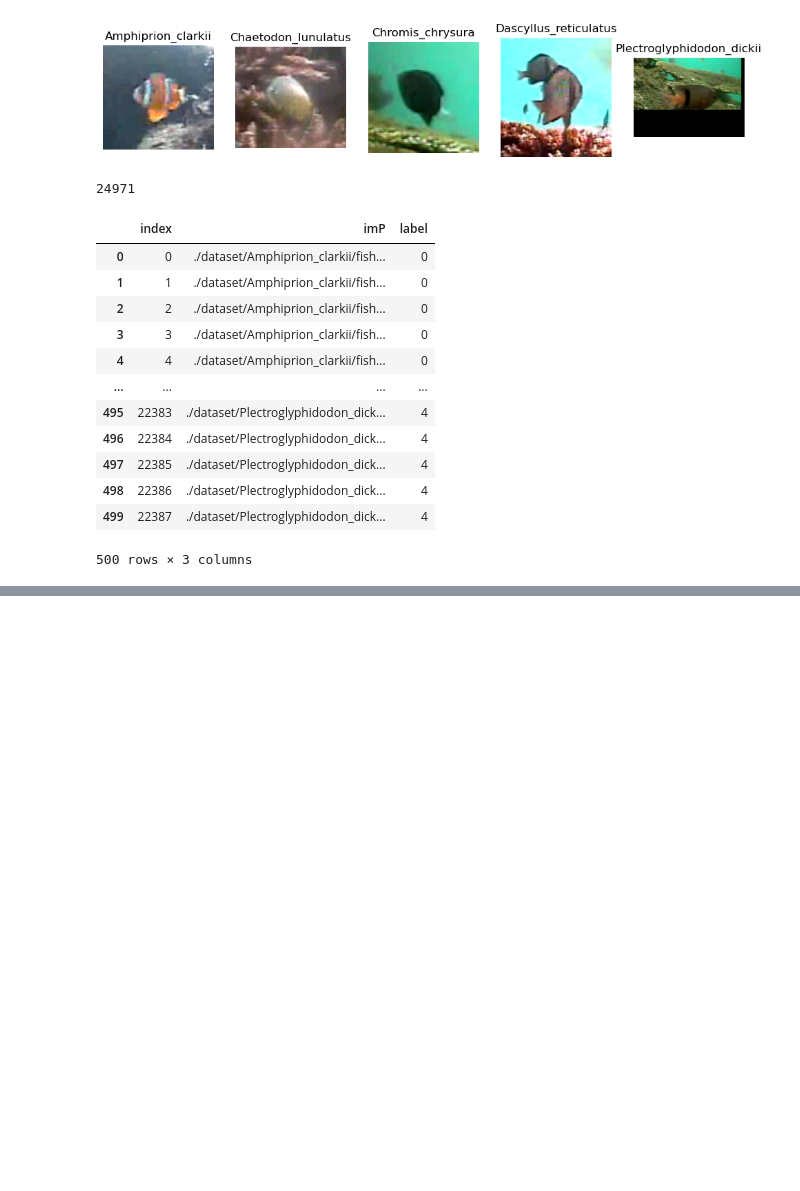
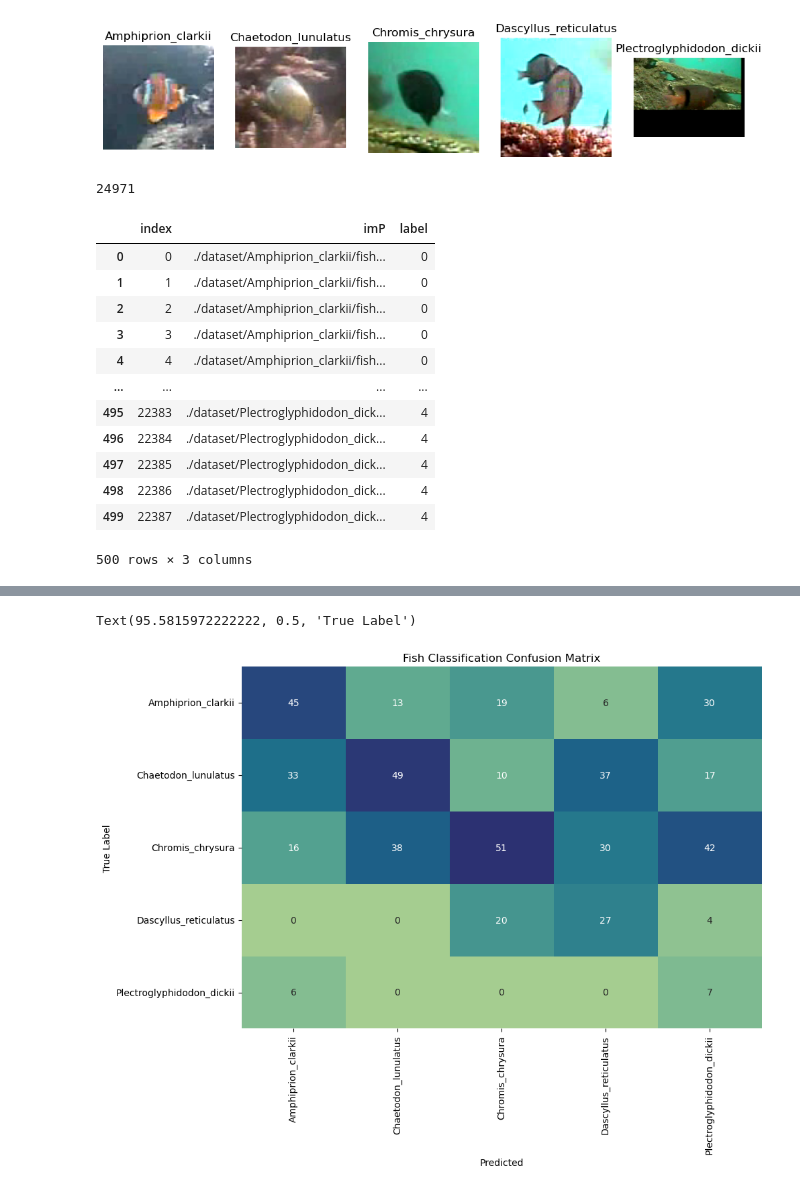
Before and after one commit to oakleighw/bigDataAnn_fishClassifier, a Jupyter notebook: big_data_main.ipynb, the cells around one changed output, grey strips where cells are left out. Cells and saved outputs as stored; diff of their text form; code cells hidden in the pictures; blank space fills up the shorter version.

Commit message:
confusion matrix working

```diff
--- a/big_data_main.ipynb
+++ b/big_data_main.ipynb
@@ -139,14 +139,18 @@ from tqdm import tqdm
 from sklearn.metrics import multilabel_confusion_matrix
 from sklearn.utils.multiclass import type_of_target
 
-skf = StratifiedKFold(n_splits=10)
+skf = StratifiedKFold(n_splits=2, shuffle = True, random_state = 123)
 
 X=n_df.imP
 y=n_df.label
 y=y.astype('int')
 
 
-for train_index, test_index in tdqm(skf.split(X, y)):
+gt = []
+results = []
+
+
+for train_index, test_index in tqdm(skf.split(X, y)):
     X_train, X_test = X.iloc[train_index].values, X.iloc[test_index].values
     y_train, y_test = y.iloc[train_index].values, y.iloc[test_index].values
 
@@ -172,5 +176,12 @@ for train_index, test_index in tdqm(skf.split(X, y)):
     model.compile(optimizer='adam', loss='categorical_crossentropy',metrics=['accuracy'])
     model.fit(train_generator ,verbose=1, epochs=3)
 
+
     y_pred = model.predict(X_test_im)
+    y_test = np.argmax(y_test, axis=1)
+    y_pred = np.argmax(y_pred, axis=1) #convert back from one-hot
+    #add to arrays for confusion matrix
+
+    gt = np.append(gt , y_test)
+    results = np.append(results , y_pred)
     #get confusion matrix by adding actual and predicted on each run
@@ -176,0 +203,22 @@ for train_index, test_index in tdqm(skf.split(X, y)):
+# %%
+#Show confusion matrix
+#confusion matrix of best (efficient net)
+import seaborn as sn
+from sklearn.metrics import confusion_matrix
+from sklearn.metrics import ConfusionMatrixDisplay
+
+
+classLabels = np.unique(results)
+the_matrix = confusion_matrix(results, gt, labels=list(classLabels))
+
+names = np.unique(df['class'].values)
+
+df_cfm = pd.DataFrame(the_matrix, index = names, columns = names)
+plt.figure(figsize = (10,7))
+cfm_plot = sn.heatmap(df_cfm, annot=True, fmt='g',cbar=False, cmap = 'crest')
+cfm_plot.set_title("Fish Classification Confusion Matrix")
+cfm_plot.set_xlabel('Predicted')
+cfm_plot.set_ylabel('True Label')
+# %% [output]
+Text(95.5815972222222, 0.5, 'True Label')
+[figure, added]
```
Also changed, not shown: parts of 1 cell of this notebook.
